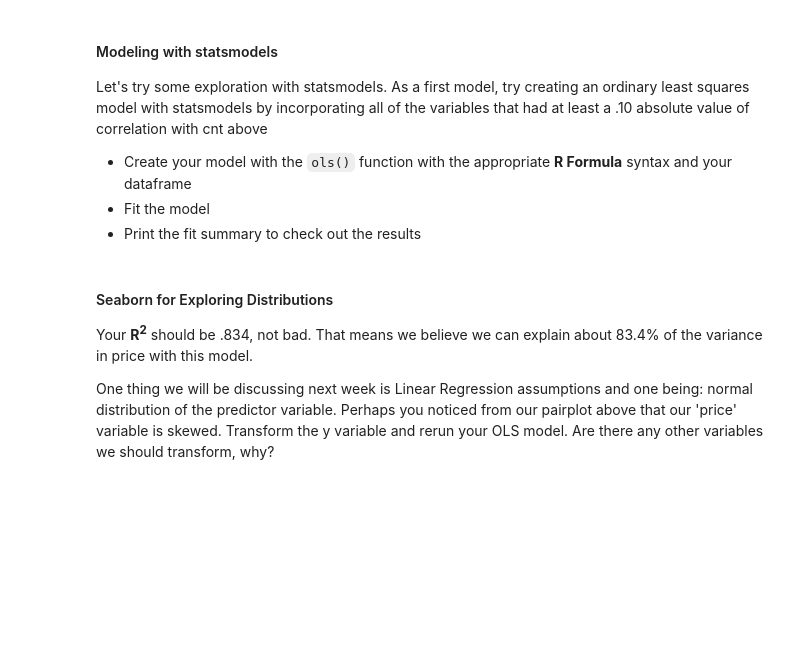
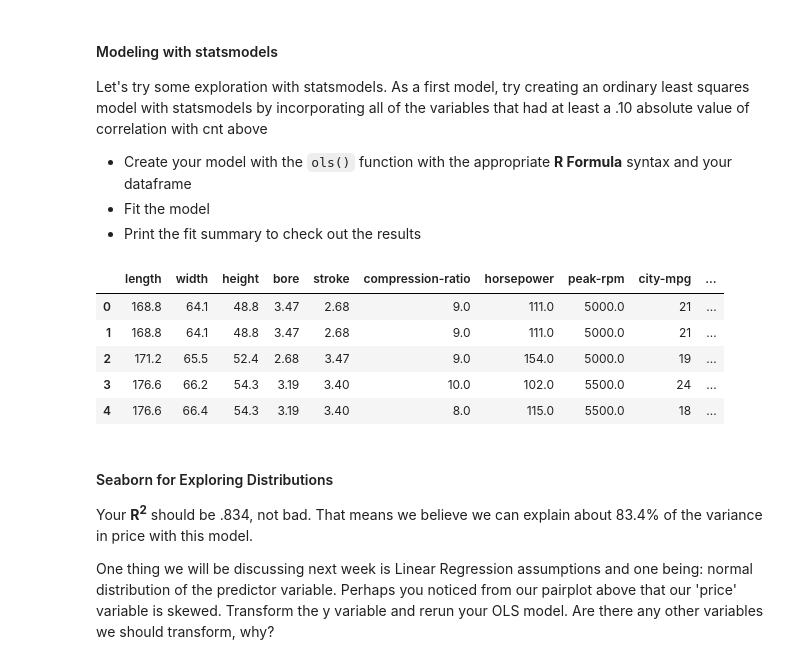
Before and after one commit to cliuless/ds_again, a Jupyter notebook: class_lectures/week02-luther1/03-regression_statsmodels/Intro_to_Regression.ipynb, the cells around one changed output. Cells and saved outputs as stored; diff of their text form; code cells hidden in the pictures; blank space fills up the shorter version.

```diff
--- a/class_lectures/week02-luther1/03-regression_statsmodels/Intro_to_Regression.ipynb
+++ b/class_lectures/week02-luther1/03-regression_statsmodels/Intro_to_Regression.ipynb
@@ -467,9 +687,23 @@ Let's try some exploration with statsmodels.  As a first model, try creating an
 # %%
 # STUDENT SECTION
 # Let's jump right in and try a model with statsmodels using all variables above .10 correlation
 # lsm = smf.ols('price~ ....', data = cars)
 
-# You might have issues with one of the features .. Fix that one
+# You might have issues with one of the features .. let's fix that first
+
+cars['engine_size'],cars['wheel_base'],cars['curb_weight']=\
+cars['engine-size'],cars['wheel-base'],cars['curb-weight']
+
+cars=cars.drop(['engine-size','wheel-base','curb-weight'],1)
+
+cars.head()
+# %% [output]
+|  | length | width | height | bore | stroke | compression-ratio | horsepower | peak-rpm | city-mpg | ... |
+| 0 | 168.8 | 64.1 | 48.8 | 3.47 | 2.68 | 9.0 | 111.0 | 5000.0 | 21 | ... |
+| 1 | 168.8 | 64.1 | 48.8 | 3.47 | 2.68 | 9.0 | 111.0 | 5000.0 | 21 | ... |
+| 2 | 171.2 | 65.5 | 52.4 | 2.68 | 3.47 | 9.0 | 154.0 | 5000.0 | 19 | ... |
+| 3 | 176.6 | 66.2 | 54.3 | 3.19 | 3.40 | 10.0 | 102.0 | 5500.0 | 24 | ... |
+| 4 | 176.6 | 66.4 | 54.3 | 3.19 | 3.40 | 8.0 | 115.0 | 5500.0 | 18 | ... |
 # %% [markdown]
 #### Seaborn for Exploring Distributions
 Your **R<sup>2</sup>** should be .834, not bad.  That means we believe we can explain about 83.4% of the variance in price with this model.
```
Also changed, not shown: parts of 37 cells of this notebook.
